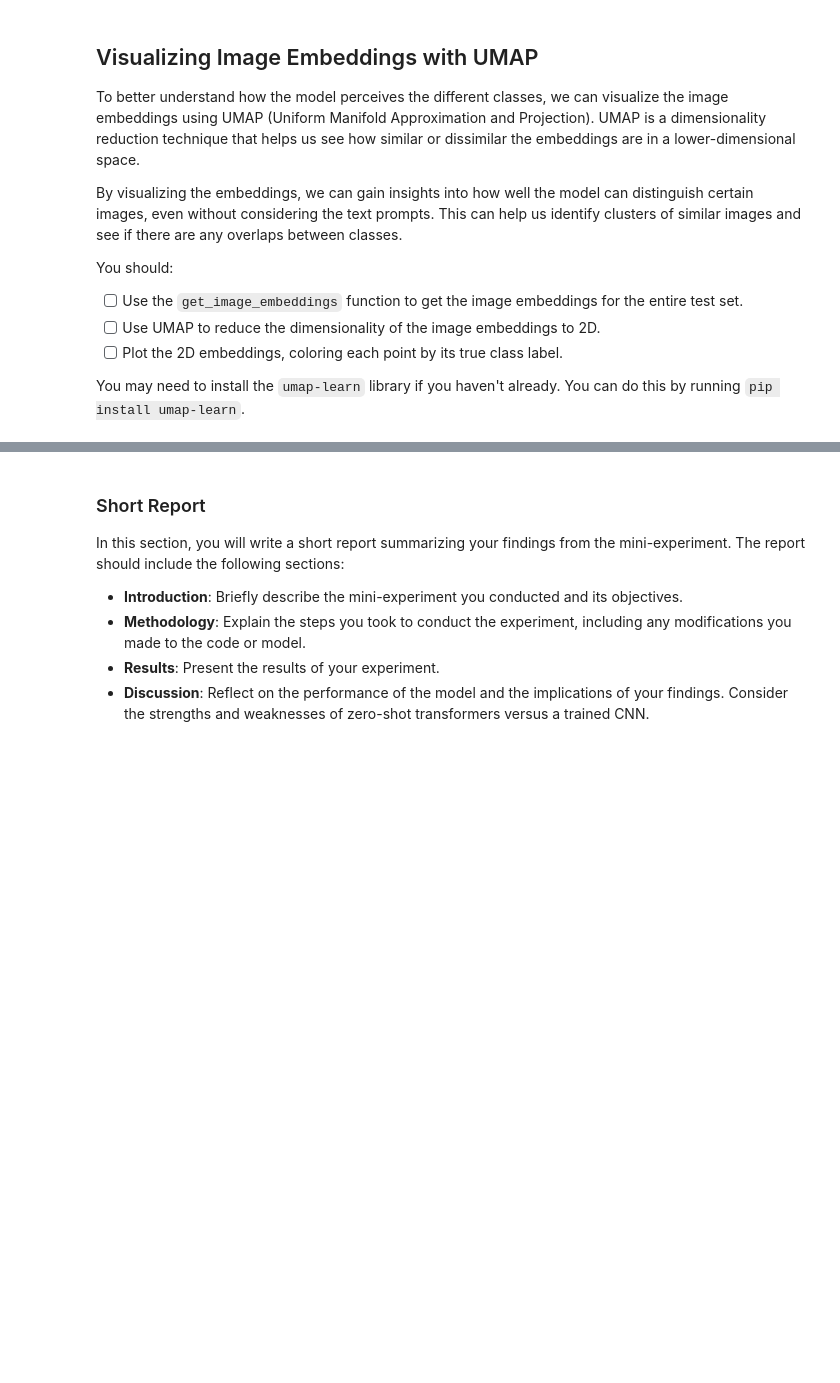
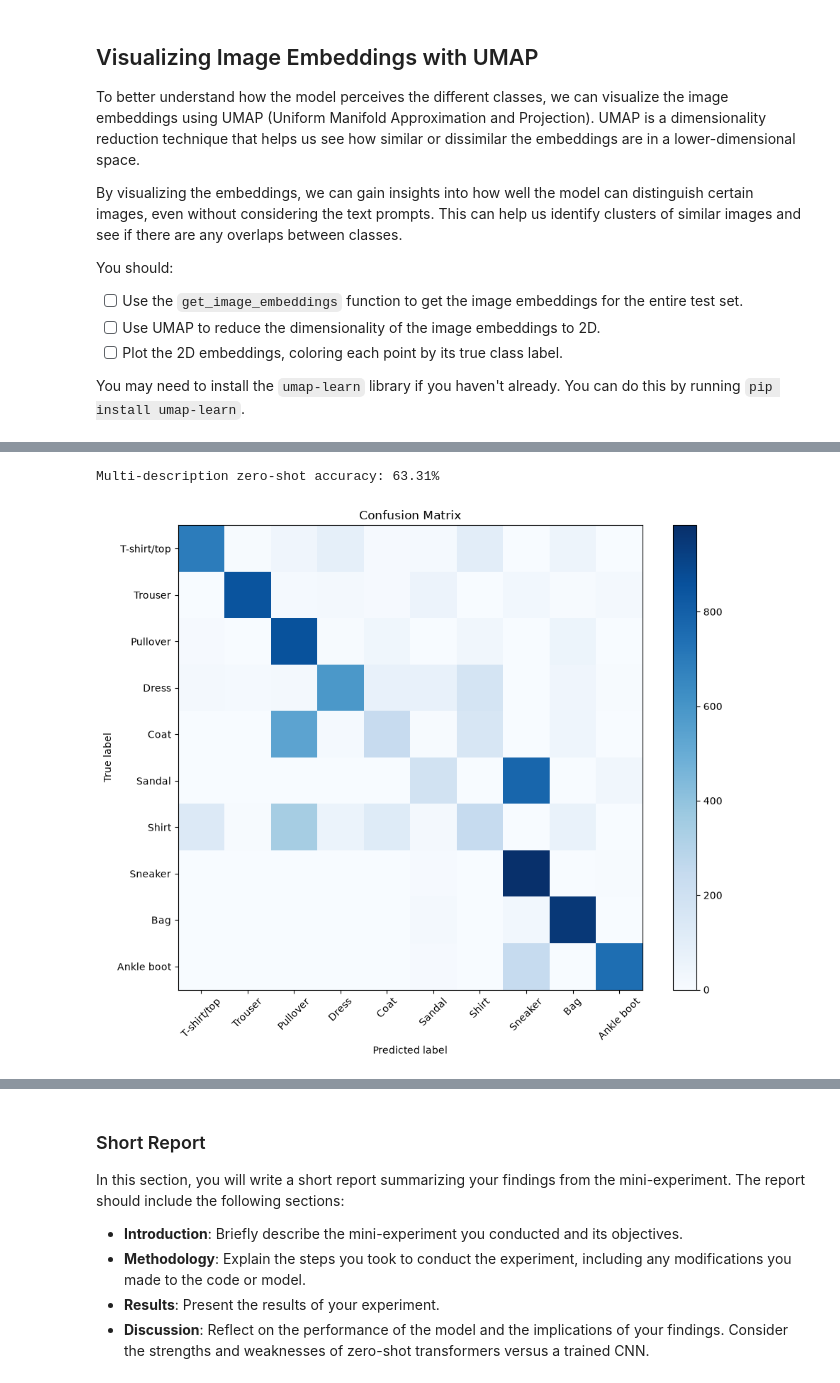
Before and after one commit to cryptoHelium/deep_learning, a Jupyter notebook: 02_activities/assignments/assignment_2.ipynb, the cells around one changed output, grey strips where cells are left out. Saved outputs shown, nothing was run; the diff lists cells and outputs as text; code cells hidden in the pictures; blank space fills up the shorter version.

```diff
--- a/02_activities/assignments/assignment_2.ipynb
+++ b/02_activities/assignments/assignment_2.ipynb
@@ -490,0 +587,50 @@ You are welcome to come up with your own mini-experiment! Explain your idea in t
+# %%
+from sklearn.metrics import accuracy_score, confusion_matrix
+
+# Empty lists to collect results across all batches.
+# After the loop, each will hold 10,000 entries (one per test image),
+# in matching order: y_true[i] and y_pred[i] are for the same image.
+# I did get help from google and the previous examples.
+
+y_true, y_pred = [], []
+
+for pixel_values, labels in test_loader:
+
+    # Move the images to mydevice
+    pixel_values = pixel_values.to(device)
+
+    # Normalize Run the images through CLIP's image encoder.
+    image_feats = get_image_embeddings(pixel_values)
+
+    # Compare every image to every prompt. text_feats is what we have established above.
+
+    similarity = get_cosine_similarity(image_feats, text_feats)
+
+    # For each image (each row), find the column with the highest similarity.
+    # Result: 16 numbers between 0 and 39 -> WHICH PROMPT matched best.
+    # These are prompt indices
+    prompt_preds = get_predictions(similarity)
+
+    # Translate prompt indices into class numbers using our lookup array.
+    # This is what makes any prompt of the right class count as correct:
+    # "an open-toed sandal" and "a photo of a sandal" both map to class 5.
+    preds = prompt_to_class[prompt_preds]
+
+    # Add this batch's 16 predictions to the overall list.
+    # extend (not append) adds them as 16 separate items, not one list-in-a-list.
+    y_pred.extend(preds)
+
+    # Add the 16 true labels. np.array() makes sure they're plain numbers,
+    # whether collate_clip returned them as a tensor or a list.
+    y_true.extend(np.array(labels))
+
+# Report the accuracy of the predictions:
+# the fraction of images where y_pred matches y_true, across all 10,000.
+accuracy = accuracy_score(y_true, y_pred)
+print(f"Multi-description zero-shot accuracy: {accuracy * 100:.2f}%")
+
+# Report the confusion matrix.
+plot_confusion_matrix(y_true, y_pred, CLASS_NAMES)
+# %% [output]
+Multi-description zero-shot accuracy: 63.31%
+[figure, added]
```
Also changed, not shown: parts of 10 cells of this notebook, 1 other file.
